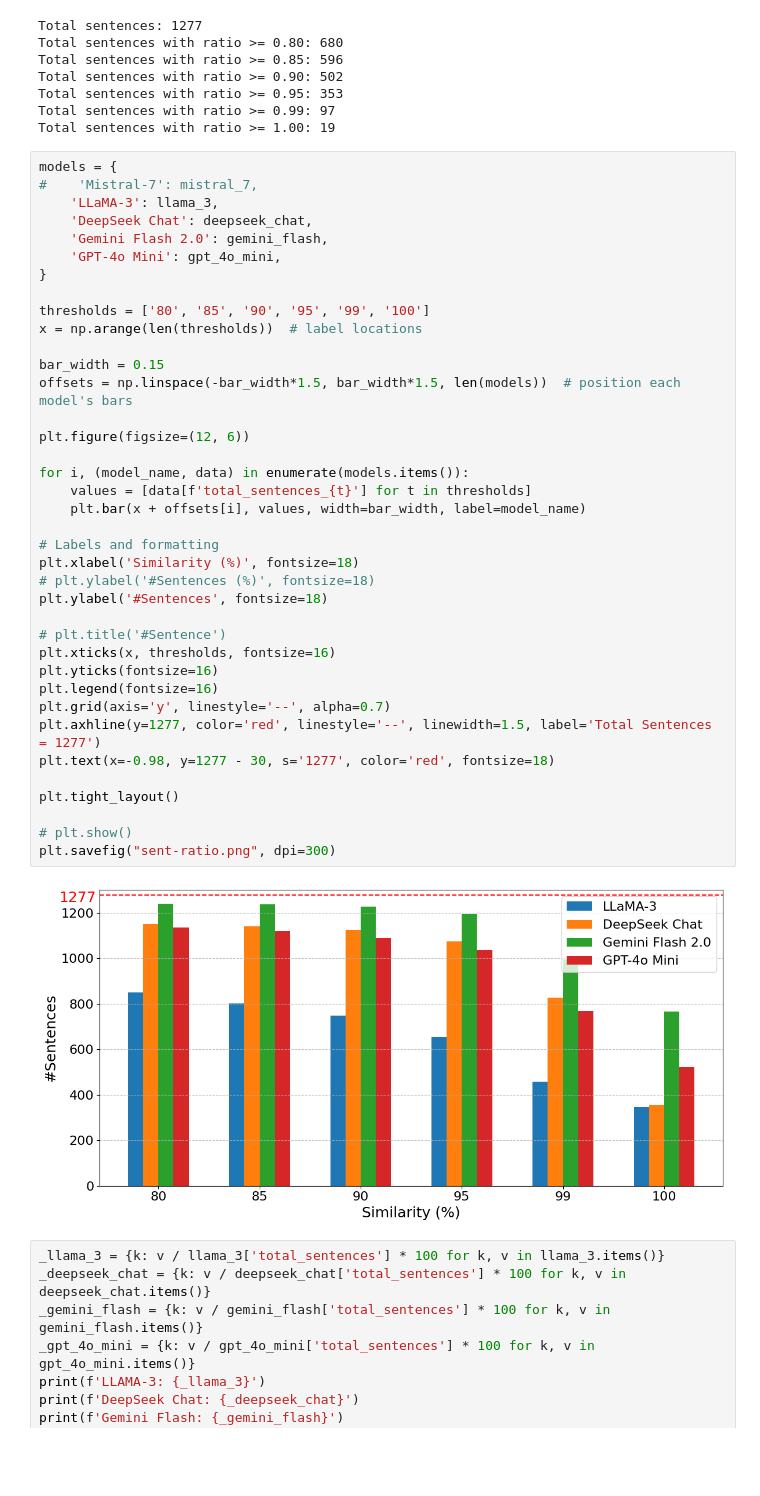
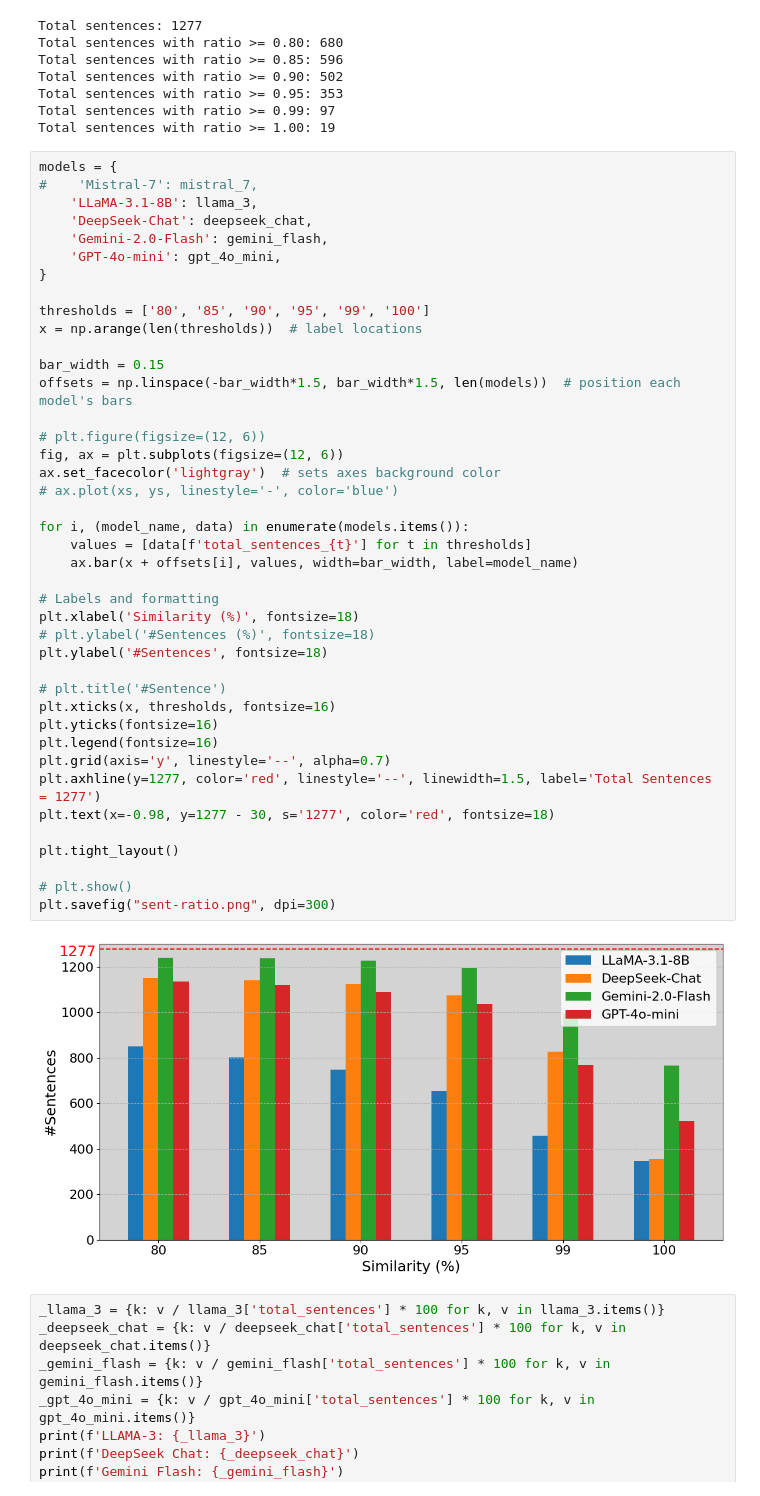
Before and after one commit to chenzongxiong/readme2kg-exp, a Jupyter notebook: dataset-stats.ipynb, the cells around one changed output. Drawn from its saved outputs; the diff is of its cells as text; blank space fills up the shorter version.

```diff
--- a/dataset-stats.ipynb
+++ b/dataset-stats.ipynb
@@ -574,43 +574,46 @@ Total sentences with ratio >= 1.00: 19
 # %%
 models = {
 #    'Mistral-7': mistral_7,
-    'LLaMA-3': llama_3,
-    'DeepSeek Chat': deepseek_chat,
-    'Gemini Flash 2.0': gemini_flash,
-    'GPT-4o Mini': gpt_4o_mini,
+    'LLaMA-3.1-8B': llama_3,
+    'DeepSeek-Chat': deepseek_chat,
+    'Gemini-2.0-Flash': gemini_flash,
+    'GPT-4o-mini': gpt_4o_mini,
 }
 
 thresholds = ['80', '85', '90', '95', '99', '100']
 x = np.arange(len(thresholds))  # label locations
 
 bar_width = 0.15
 offsets = np.linspace(-bar_width*1.5, bar_width*1.5, len(models))  # position each model's bars
 
-plt.figure(figsize=(12, 6))
+# plt.figure(figsize=(12, 6))
+fig, ax = plt.subplots(figsize=(12, 6))
+ax.set_facecolor('lightgray')  # sets axes background color
+# ax.plot(xs, ys, linestyle='-', color='blue')
 
 for i, (model_name, data) in enumerate(models.items()):
     values = [data[f'total_sentences_{t}'] for t in thresholds]
-    plt.bar(x + offsets[i], values, width=bar_width, label=model_name)
+    ax.bar(x + offsets[i], values, width=bar_width, label=model_name)
 
 # Labels and formatting
 plt.xlabel('Similarity (%)', fontsize=18)
 # plt.ylabel('#Sentences (%)', fontsize=18)
 plt.ylabel('#Sentences', fontsize=18)
 
 # plt.title('#Sentence')
 plt.xticks(x, thresholds, fontsize=16)
 plt.yticks(fontsize=16)
 plt.legend(fontsize=16)
 plt.grid(axis='y', linestyle='--', alpha=0.7)
 plt.axhline(y=1277, color='red', linestyle='--', linewidth=1.5, label='Total Sentences = 1277')
 plt.text(x=-0.98, y=1277 - 30, s='1277', color='red', fontsize=18)
 
 plt.tight_layout()
 
 # plt.show()
 plt.savefig("sent-ratio.png", dpi=300)
 # %% [output]
-[figure, old version]
+[figure, new version]
 # %%
 _llama_3 = {k: v / llama_3['total_sentences'] * 100 for k, v in llama_3.items()}
 _deepseek_chat = {k: v / deepseek_chat['total_sentences'] * 100 for k, v in deepseek_chat.items()}
```
Also changed, not shown: parts of 2 cells of this notebook, 4 other files.
